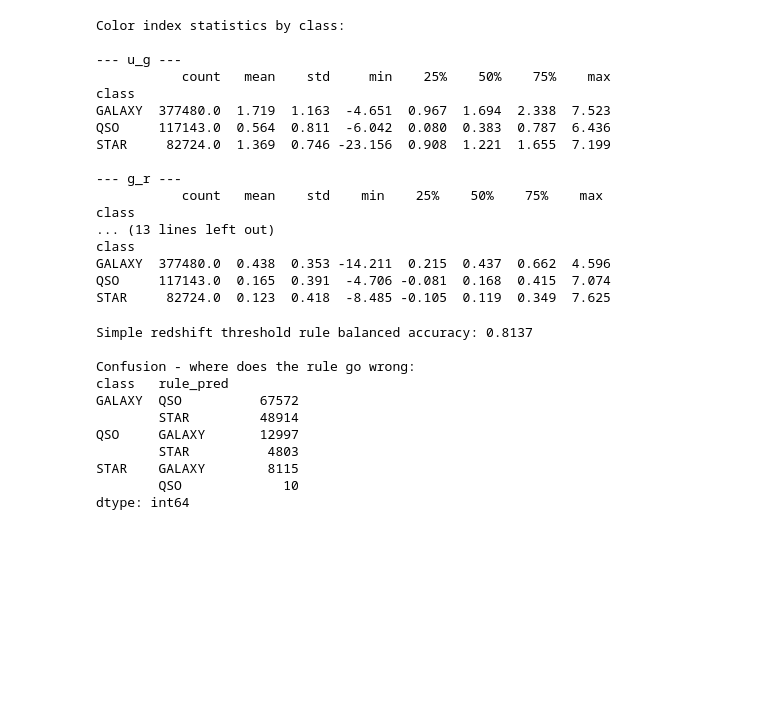
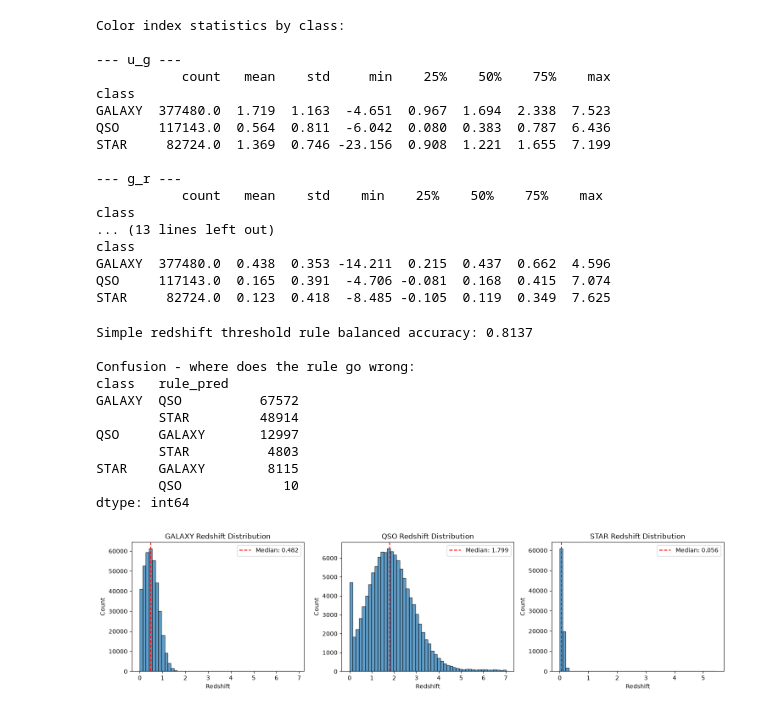
Before and after one commit to Rohak-Thakur/Kaggle-Stellar-Classification, a Jupyter notebook: notebooks/EDA.ipynb, the cells around one changed output. Cells and saved outputs as stored; diff of their text form; code cells hidden in the pictures; blank space fills up the shorter version.

```diff
--- a/notebooks/EDA.ipynb
+++ b/notebooks/EDA.ipynb
@@ -275,3 +275,20 @@ QSO     GALAXY       12997
 STAR    GALAXY        8115
         QSO             10
 dtype: int64
+# %%
+fig, axes = plt.subplots(1, 3, figsize=(15, 4))
+
+for ax, cls in zip(axes, ['GALAXY', 'QSO', 'STAR']):
+    data = train[train['class'] == cls]['redshift']
+    ax.hist(data, bins=50, edgecolor='black', alpha=0.7)
+    ax.set_title(f'{cls} Redshift Distribution')
+    ax.set_xlabel('Redshift')
+    ax.set_ylabel('Count')
+    ax.axvline(data.median(), color='red', linestyle='--', label=f'Median: {data.median():.3f}')
+    ax.legend()
+
+plt.tight_layout()
+plt.savefig('../outputs/redshift_distribution.png', dpi=150)
+plt.show()
+# %% [output]
+[figure, added]
```
Also changed, not shown: parts of 2 cells of this notebook, 2 other files.
